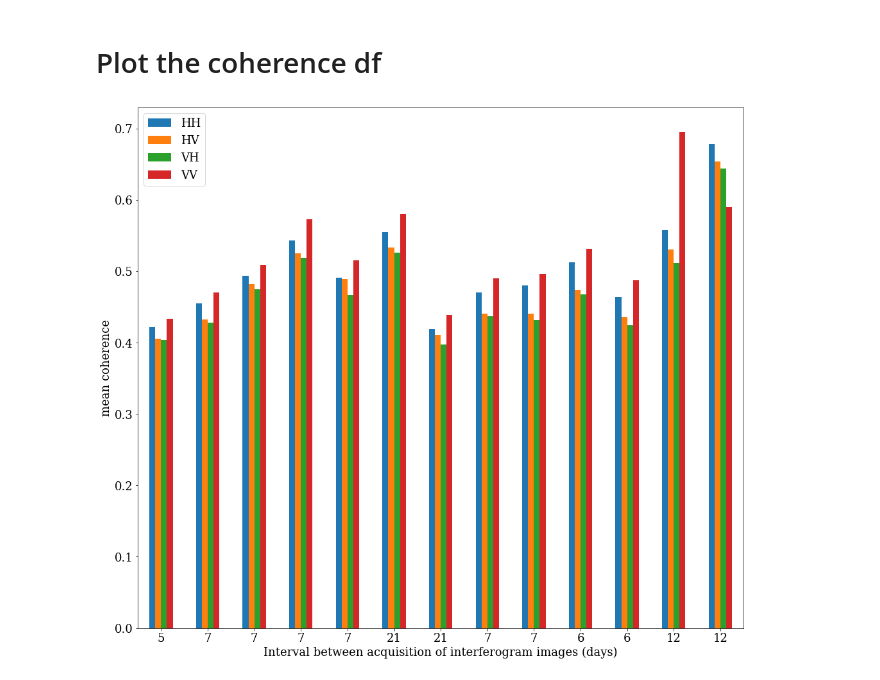
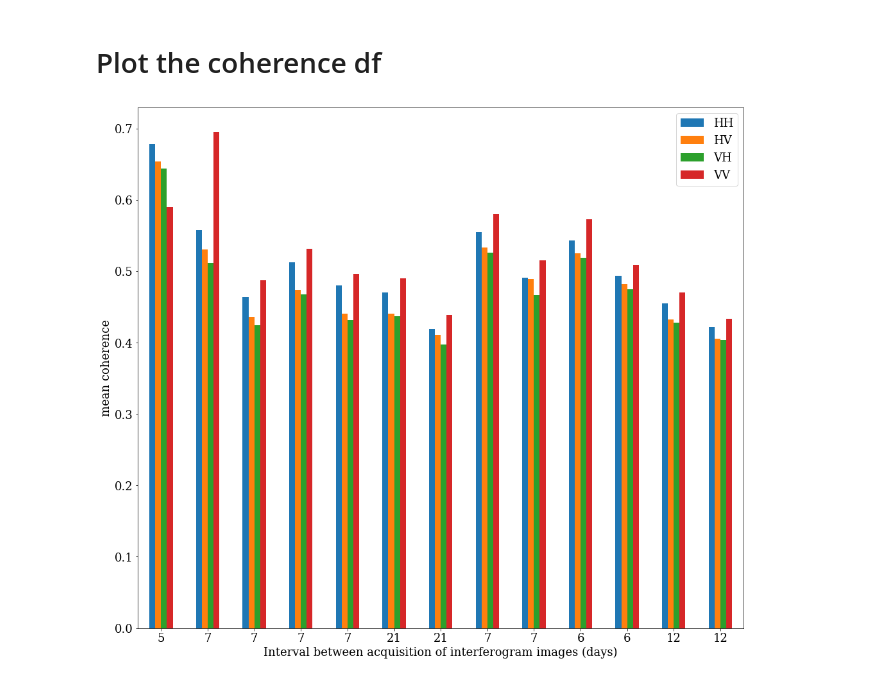
Before and after one commit to Surfix/snow-analytics, a Jupyter notebook: lowman/notebooks/2_Coherence_plot.ipynb, the cells around one changed output. Cells and saved outputs as stored; diff of their text form; code cells hidden in the pictures.

Commit message:
Fix coherence date mismatch

```diff
--- a/lowman/notebooks/2_Coherence_plot.ipynb
+++ b/lowman/notebooks/2_Coherence_plot.ipynb
@@ -127,0 +150,22 @@ number of HH, HV, VH and VV coherence files are: 13 13 13 13
+# %%
+#Create a dataframe of date range that matches the coherence files
+
+int_dates = [
+            [13, '03-10', '03-22', 'b'],
+            [12, '03-10', '03-22', 'a'],
+            [11, '03-10', '03-16', 'b'],
+            [10, '03-10', '03-16', 'a'],
+                [9, '03-03', '03-10', 'b'],
+                [8, '03-03', '03-10', 'a'],
+                [7, '02-10', '03-03', 'b'],
+                [6, '02-10', '03-03', 'a'],
+                [5, '02-03', '02-10', 'b'],
+                [4, '02-03', '02-10', 'a'],
+                [3, '01-27', '02-03', 'a'],
+                [2, '01-20', '01-27', 'a'],
+                [1, '01-15', '01-20', 'a']
+                ]
+
+coh_df = pd.DataFrame(int_dates, columns= ['inteferograms', 'start_date', 'end_date', 'direction']).set_index('inteferograms')
+
+coh_df
@@ -162,5 +222,9 @@ coh_df
 # %%
 #find the date difference between the start and end dates for each interferogram
 coh_df['days'] = (pd.to_datetime(coh_df['end_date'], format='%m-%d') - pd.to_datetime(coh_df['start_date'], format='%m-%d')).dt.days
+
+#sort the dataframe by interferogram number
+coh_df = coh_df.sort_values(by='inteferograms')
+
 coh_df
 # %% [output]
@@ -190,18 +254,25 @@ coh_df['days'].tolist()
 # %% [markdown]
 # Plot the coherence df
 # %%
+# Set font size and font family of matplotlib for plotting
+plt.rcParams.update({'font.size': 18})
+plt.rcParams['font.family'] = 'serif'
+plt.rcParams['font.serif'] = ['Times New Roman'] + plt.rcParams['font.serif']
+
 #create fig and axes objects
 fig, ax = plt.subplots(figsize=(14, 12), constrained_layout=True)
 
 coh_df.plot(kind='bar', y = ['HH', 'HV', 'VH', 'VV'], ax = ax, fontsize=18)
 
 #set the x and y labels
 ax.set_xlabel('Interval between acquisition of interferogram images (days)')
 ax.set_ylabel('mean coherence')
 
 #change the x ticks to the dates
 ax.set_xticklabels(coh_df['days'].tolist(), rotation=0)
 
+plt.savefig('/home/naheemadebisi/snow-analytics/lowman/results/coherence_bar_plot.jpeg', dpi=500)
+
 plt.show()
 # %% [output]
-[figure, old version]
+[figure, new version]
```
Also changed, not shown: parts of 5 cells of this notebook.
